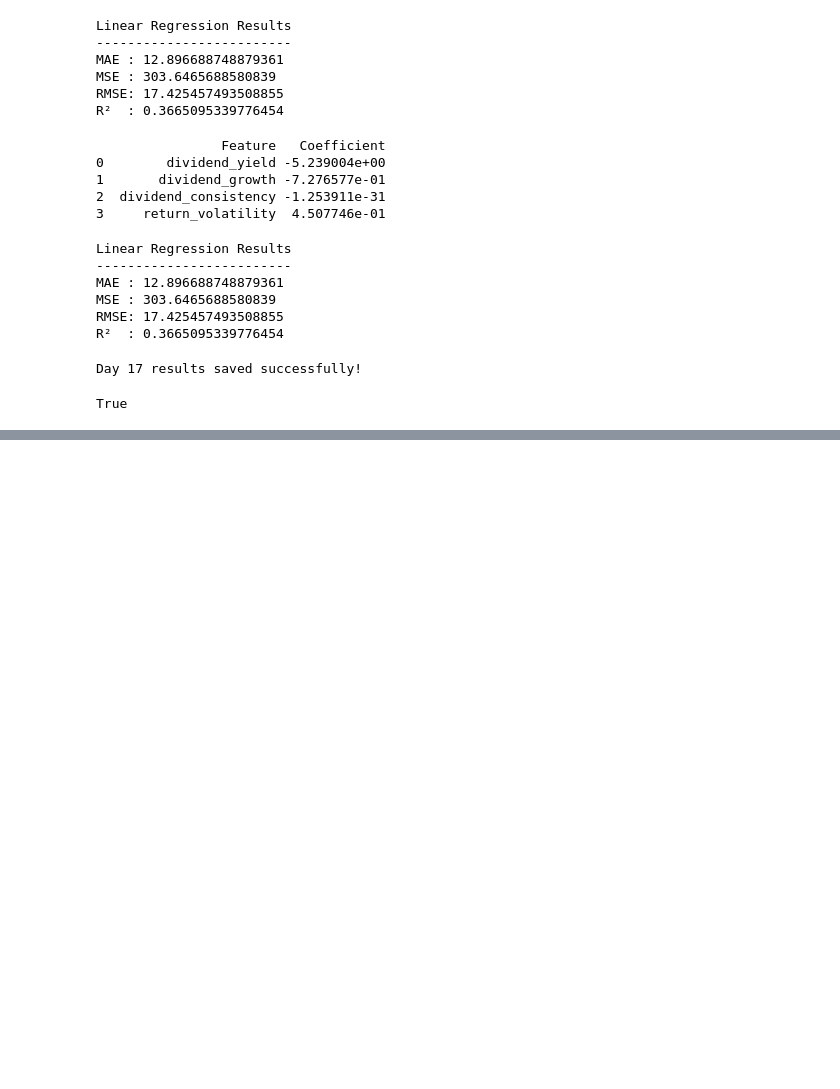
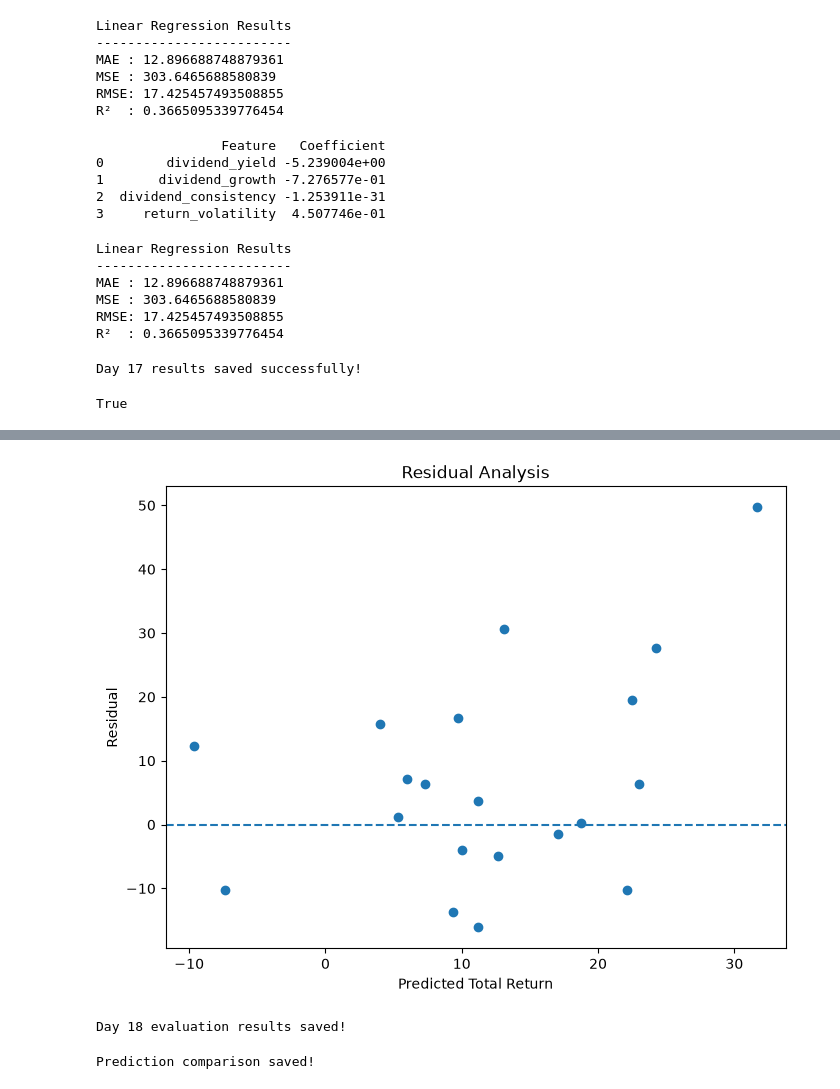
Before and after one commit to Jenniskamboj/Dividend-Puzzle-Analyzer, a Jupyter notebook: notebooks/05_linear_regression.ipynb, the cells around one changed output, grey strips where cells are left out. Drawn from its saved outputs; the diff is of its cells as text; code cells hidden in the pictures; blank space fills up the shorter version.

Commit message:
Day 18: Evaluate linear regression results

```diff
--- a/notebooks/05_linear_regression.ipynb
+++ b/notebooks/05_linear_regression.ipynb
@@ -214,0 +302,8 @@ True
+# %%
+comparison = pd.DataFrame({
+    "Actual_Return": y_test.values,
+    "Predicted_Return": y_pred,
+    "Residual": y_test.values - y_pred
+})
+
+print(comparison.head(10).to_string(index=False))
@@ -214,0 +367,46 @@ True
+# %%
+plt.figure(figsize=(8, 6))
+
+plt.scatter(
+    y_pred,
+    comparison["Residual"]
+)
+
+plt.axhline(
+    y=0,
+    linestyle="--"
+)
+
+plt.xlabel("Predicted Total Return")
+plt.ylabel("Residual")
+plt.title("Residual Analysis")
+
+plt.show()
+# %% [output]
+[figure, added]
+# %%
+evaluation_results = pd.DataFrame({
+    "Model": ["Linear Regression"],
+    "MAE": [mae],
+    "MSE": [mse],
+    "RMSE": [rmse],
+    "R2": [r2]
+})
+
+evaluation_results.to_csv(
+    "../datasets/processed/day18_regression_evaluation.csv",
+    index=False
+)
+
+print("Day 18 evaluation results saved!")
+# %% [output]
+Day 18 evaluation results saved!
+# %%
+comparison.to_csv(
+    "../datasets/processed/day18_prediction_comparison.csv",
+    index=False
+)
+
+print("Prediction comparison saved!")
+# %% [output]
+Prediction comparison saved!
```
Also changed, not shown: parts of 9 cells of this notebook, 2 other files.
